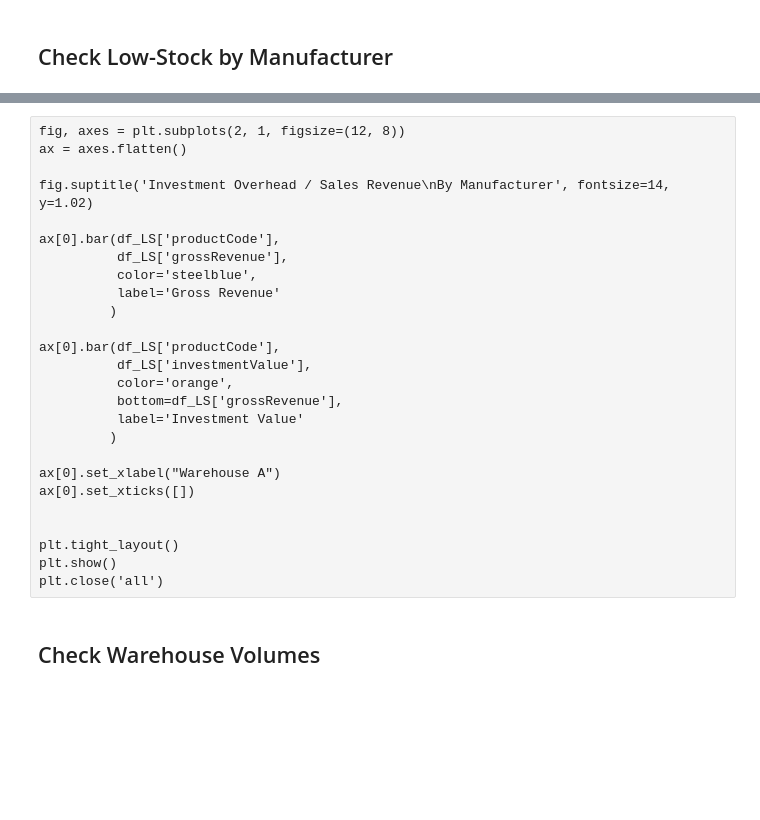
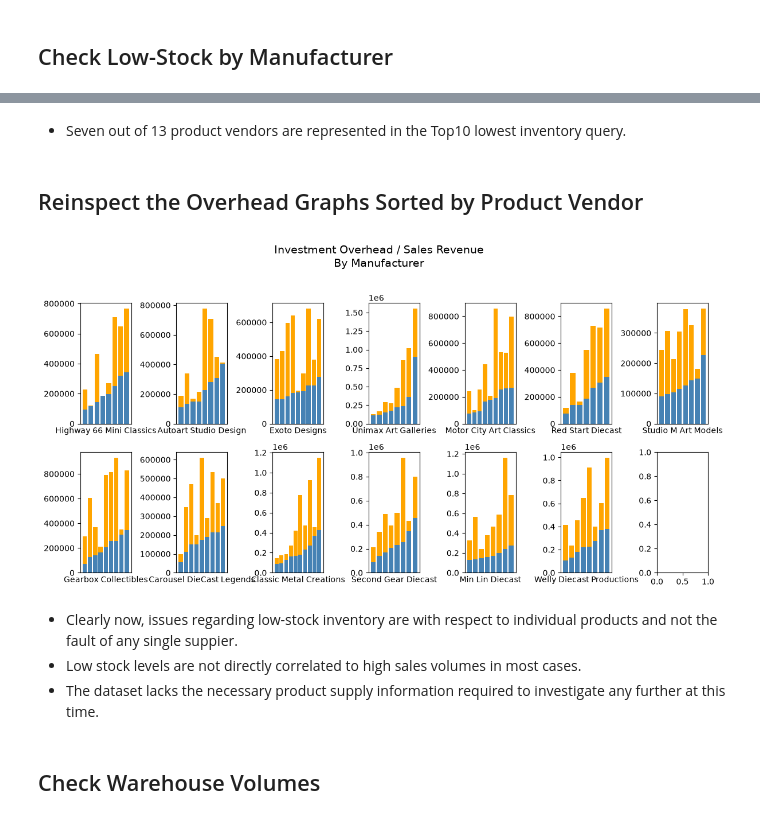
Before and after one commit to BCPMcustom/courseraSQL, a Jupyter notebook: Course#10/MintClassics.ipynb, the cells around one changed output, grey strips where cells are left out. Saved outputs shown, nothing was run; the diff lists cells and outputs as text; code cells hidden in the pictures; blank space fills up the shorter version.

Commit message:
Automated graph code complete.  Files moved into folers

```diff
--- a/Course#10/MintClassics.ipynb
+++ b/Course#10/MintClassics.ipynb
@@ -193,29 +192,49 @@ df_LS
-# %% [raw]
-fig, axes = plt.subplots(2, 1, figsize=(12, 8))
-ax = axes.flatten()
-
-fig.suptitle('Investment Overhead / Sales Revenue\nBy Manufacturer', fontsize=14, y=1.02)
-
-ax[0].bar(df_LS['productCode'],
-          df_LS['grossRevenue'],
-          color='steelblue',
-          label='Gross Revenue'
-         )
-
-ax[0].bar(df_LS['productCode'],
-          df_LS['investmentValue'],
-          color='orange',
-          bottom=df_LS['grossRevenue'],
-          label='Investment Value'
-         )
-
-ax[0].set_xlabel("Warehouse A")
-ax[0].set_xticks([])
-
-
-plt.tight_layout()
-plt.show()
-plt.close('all')
+# %% [markdown]
+- Seven out of 13 product vendors are represented in the Top10 lowest inventory query.
+# %% [markdown]
+## Reinspect the Overhead Graphs Sorted by Product Vendor
+# %%
+vendors = df_LS['productVendor'].unique()
+vendor_dfs = []
+
+for vendor in vendors:
+    df_temp = df_LS[(df_LS['productVendor'] == vendor)].sort_values('grossRevenue')
+    vendor_dfs.append(df_temp)
+
+
+fig, axes = plt.subplots(2, 7, figsize=(12, 6))
+ax = axes.flatten()
+
+fig.suptitle('Investment Overhead / Sales Revenue\nBy Manufacturer', fontsize=14, y=1.02)
+
+for i in range(len(vendors)):
+    Vendor = vendors[i]
+    df_temp = vendor_dfs[i]
+
+    ax[i].bar(df_temp['productCode'],
+          df_temp['grossRevenue'],
+          color='steelblue'
+         )
+
+    ax[i].bar(df_temp['productCode'],
+          df_temp['investmentValue'],
+          color='orange',
+          bottom=df_temp['grossRevenue']
+         )
+
+    ax[i].set_xlabel(vendors[i])
+    ax[i].set_xticks([])
+
+
+plt.tight_layout()
+plt.show()
+plt.close('all')
+# %% [output]
+[figure, added]
+# %% [markdown]
+- Clearly now, issues regarding low-stock inventory are with respect to individual products and not the fault of any single suppier.
+- Low stock levels are not directly correlated to high sales volumes in most cases.
+- The dataset lacks the necessary product supply information required to investigate any further at this time.
 # %% [markdown]
 ## Check Warehouse Volumes
 # %% [markdown]
```
Also changed, not shown: parts of 5 cells of this notebook, 12 other files.
